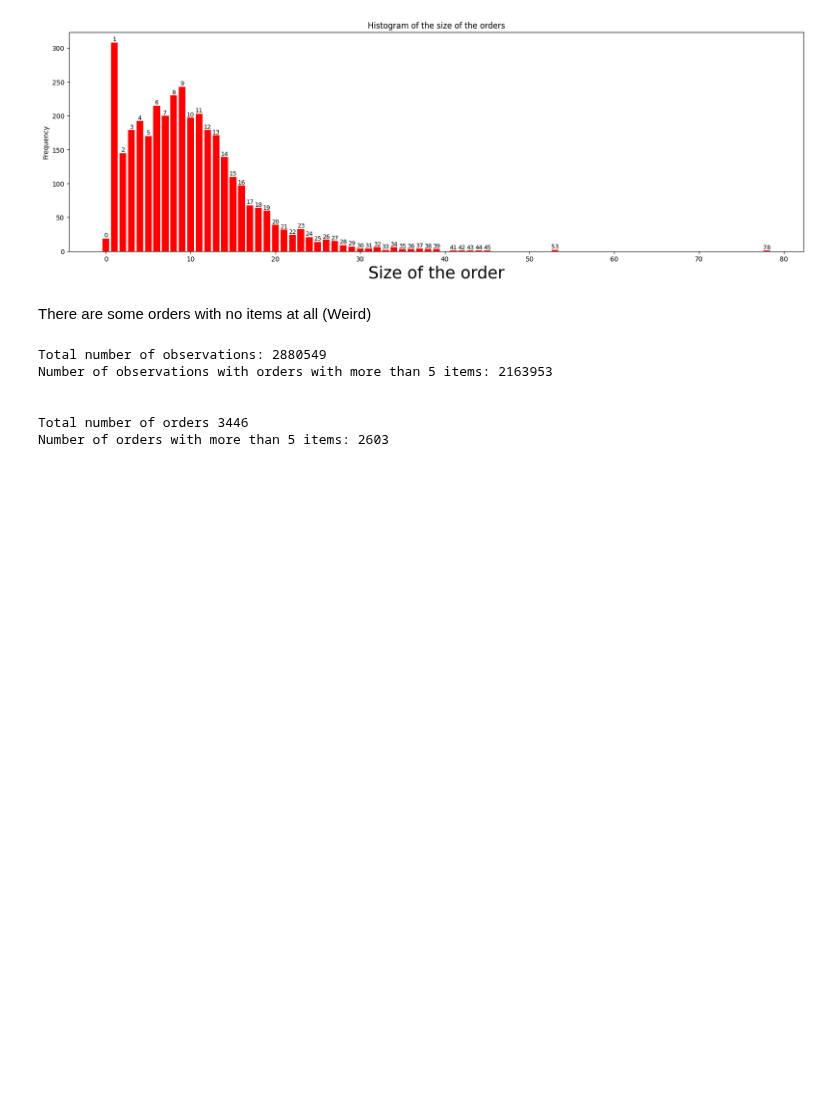
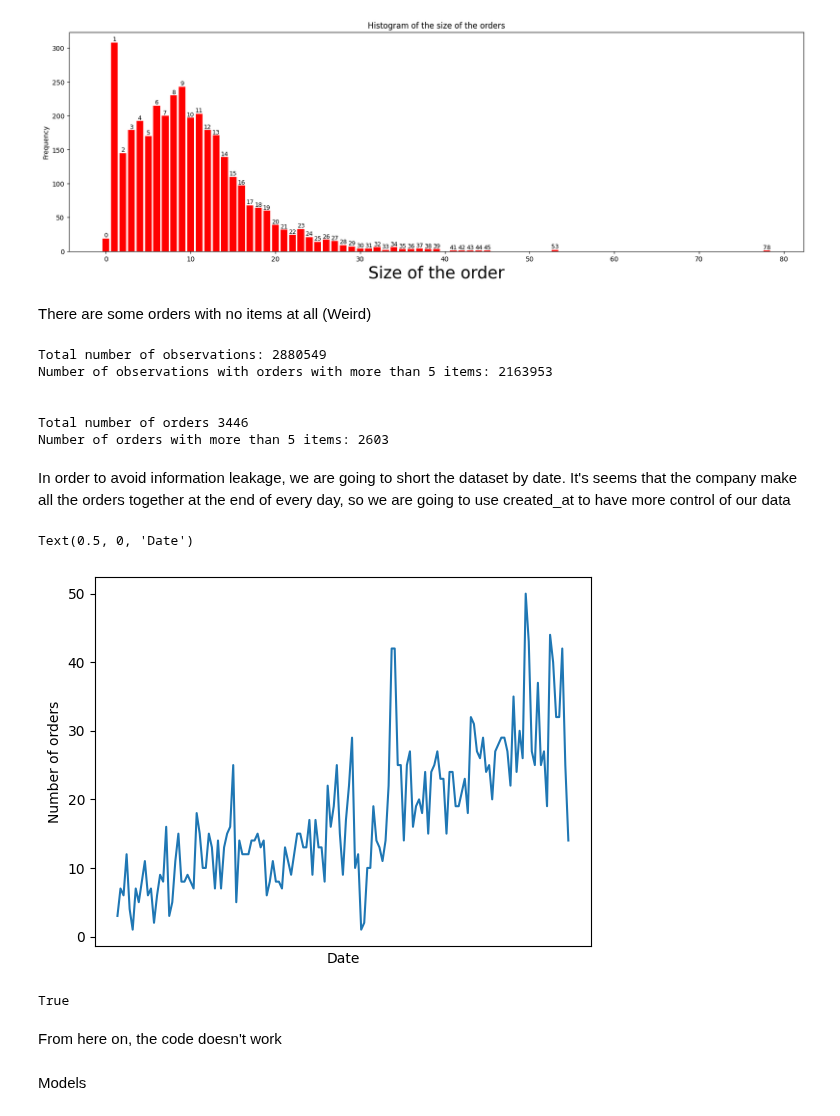
Before and after one commit to felixconesaperez/zrive-ds, a Jupyter notebook: src/module_3/push_notifications.ipynb, the cells around one changed output. Drawn from its saved outputs; the diff is of its cells as text; code cells hidden in the pictures; blank space fills up the shorter version.

Commit message:
some work on the push notifications model

```diff
--- a/src/module_3/push_notifications.ipynb
+++ b/src/module_3/push_notifications.ipynb
@@ -86,12 +89,12 @@ Text(0.5, 1.0, 'Histogram of the size of the orders')
 # %% [markdown]
 There are some orders with no items at all (Weird)
 # %%
-df_orders_big = df_orders[df_orders['order_id'].isin(purchase_size[purchase_size>=5].index.values)]
+df_orders_filtered = df_orders[df_orders['order_id'].isin(purchase_size[purchase_size>=5].index.values)]
 print(f'Total number of observations: {len(df_orders)}')
-print(f'Number of observations with orders with more than 5 items: {len(df_orders_big)}')
+print(f'Number of observations with orders with more than 5 items: {len(df_orders_filtered)}')
 print('\n')
 print(f'Total number of orders {len(df_orders.groupby("order_id").count())}')
-print(f'Number of orders with more than 5 items: {len(df_orders_big.groupby("order_id").count())}')
+print(f'Number of orders with more than 5 items: {len(df_orders_filtered.groupby("order_id").count())}')
 # %% [output]
 Total number of observations: 2880549
 Number of observations with orders with more than 5 items: 2163953
@@ -105,0 +122,32 @@ features_cols =
+# %% [markdown]
+In order to avoid information leakage, we are going to short the dataset by date. It's seems that the company make all the orders together at the end of every day, so we are going to use created_at to have more control of our data
+# %%
+df_orders_filtered = df_orders_filtered.sort_values('created_at')
+a = df_orders_filtered[['order_id','created_at','order_date']]
+# %%
+n_orders_big= df_orders_filtered.groupby('order_date')['order_id'].nunique()
+
+plt.plot(n_orders_big)
+plt.xticks([])
+
+plt.ylabel('Number of orders')
+plt.xlabel('Date')
+# %% [output]
+Text(0.5, 0, 'Date')
+[figure, added]
+# %%
+train = 0.7
+val = 0.85
+
+size_df_orders_filtered = len(df_orders_filtered)
+
+# The dataframe has been sorted
+df_train = df_orders_filtered.iloc[:int(size_df_orders_filtered*train)]
+df_val = df_orders_filtered.iloc[int(size_df_orders_filtered*train):int(size_df_orders_filtered*val)]
+df_test = df_orders_filtered.iloc[int(size_df_orders_filtered*val):]
+
+len(df_orders_filtered) == len(df_train)+len(df_val)+len(df_test)
+# %% [output]
+True
+# %% [markdown]
+From here on, the code doesn't work
@@ -105,0 +156,2 @@ features_cols =
+# %% [markdown]
+Models
```
Also changed, not shown: parts of 11 cells of this notebook.
